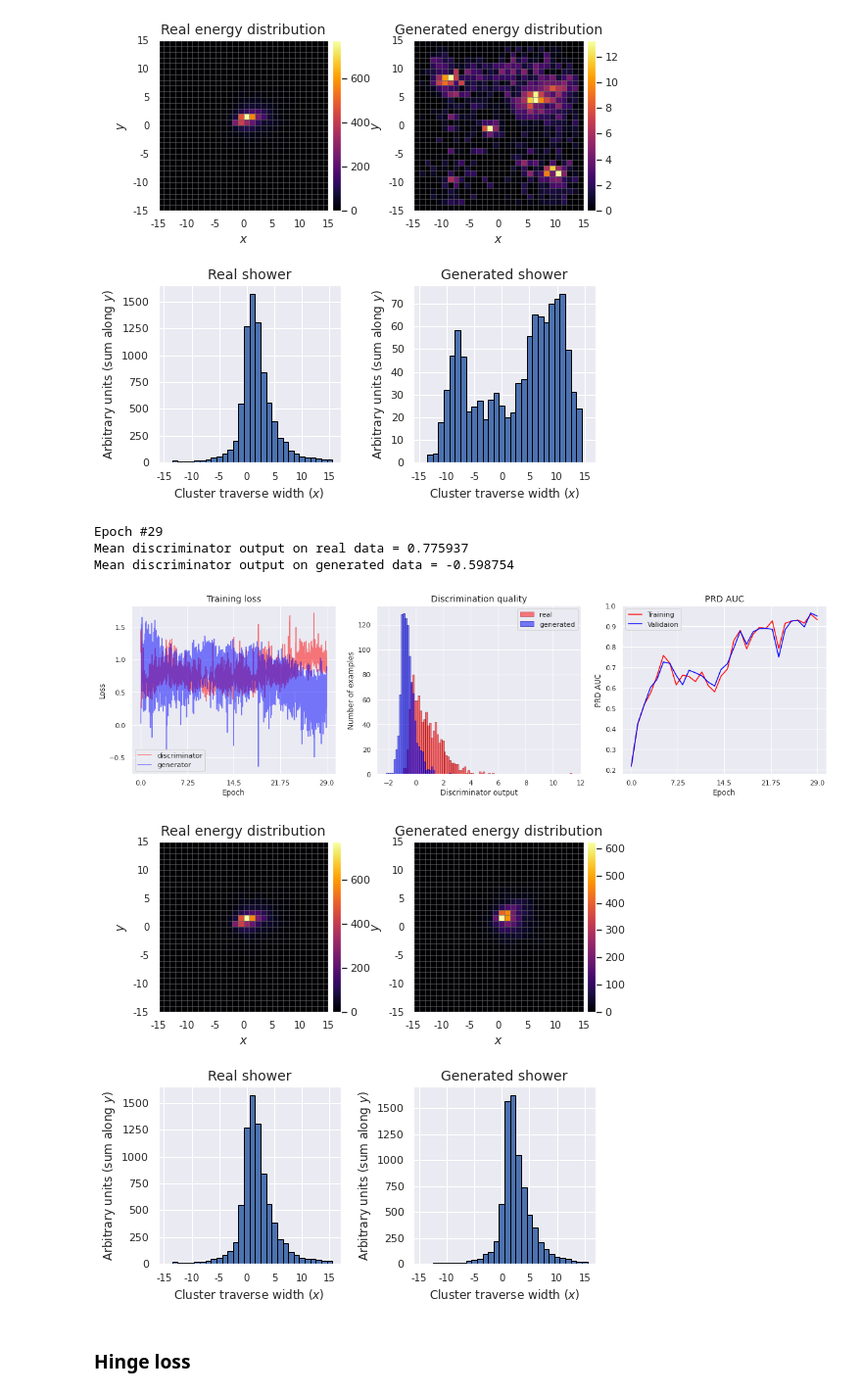
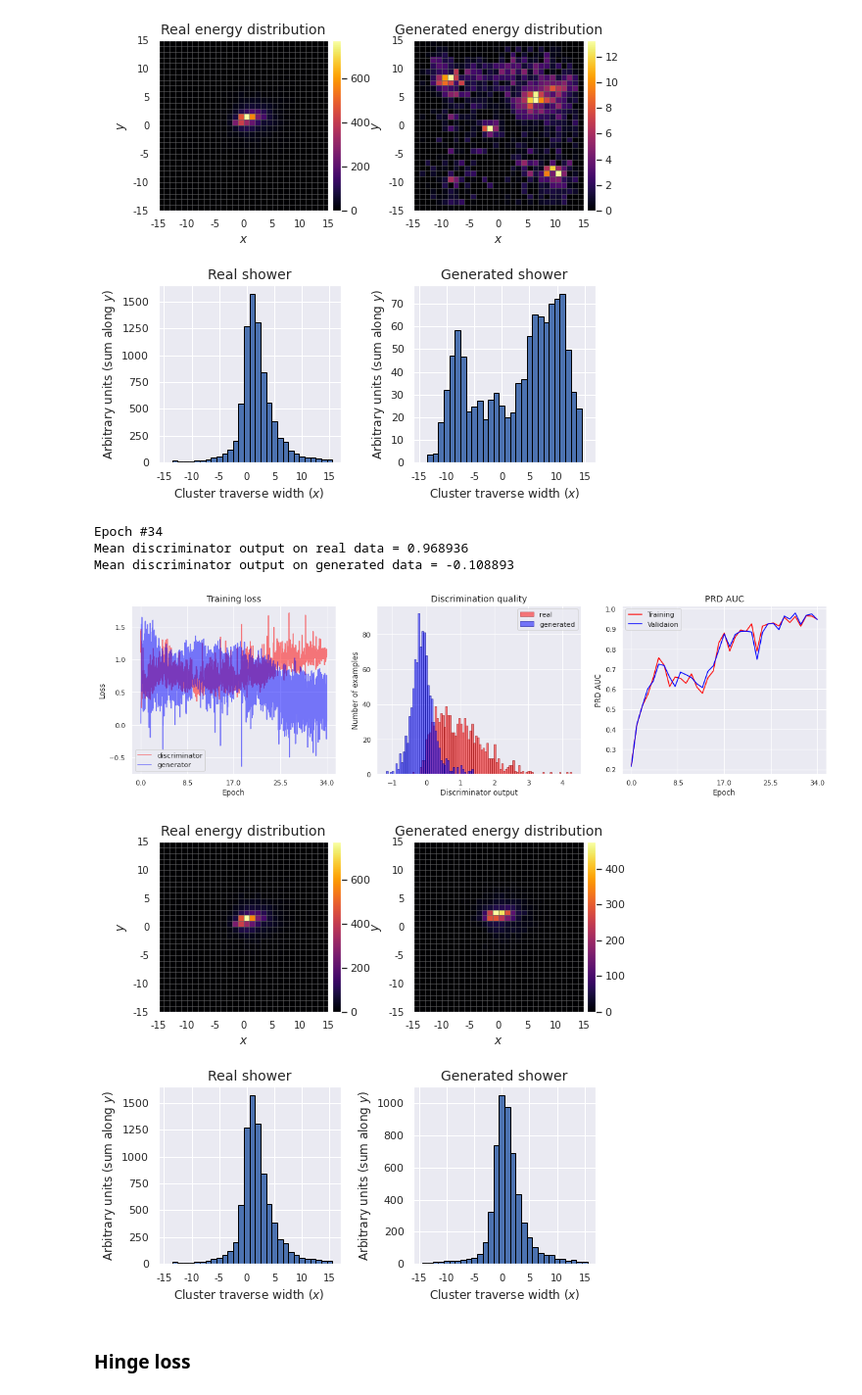
Before and after one commit to TheodorSergeev/mlhep2019_2_phase, a Jupyter notebook: analysis/lhcb_calo_gan.ipynb, the cells around one changed output. Shown: that part at 98% size. Drawn from its saved outputs; the diff is of its cells as text; code cells hidden in the pictures.

Commit message:
Even longer training

```diff
--- a/analysis/lhcb_calo_gan.ipynb
+++ b/analysis/lhcb_calo_gan.ipynb
@@ -1019,27 +1019,29 @@ Mean discriminator output on generated data = -0.907533
 # %%
 import pickle
 
 filename = '13.04_gan-vae_wasserstein.pt'
 
-for i in range(6):
+for i in range(7):
     new_tr_class = None
 
     # load training class
     with open(def_colab_path + filename, 'rb') as pickle_file:
         new_tr_class = pickle.load(pickle_file)
 
     new_tr_class.run(5 + i * 5, True)
 
     with open(def_colab_path + filename, 'wb') as pickle_file:
         pickle.dump(new_tr_class, pickle_file)
 
     del new_tr_class;
+
+# best - epoch 32 (on train res)
 # %% [output]
-Epoch #29
-Mean discriminator output on real data = 0.775937
-Mean discriminator output on generated data = -0.598754
+Epoch #34
+Mean discriminator output on real data = 0.968936
+Mean discriminator output on generated data = -0.108893
-[figure, old version]
+[figure, new version]
-[figure, old version]
+[figure, new version]
 # %% [markdown]
 ### Hinge loss
 # %%
```
Also changed, not shown: parts of 1 cell of this notebook, 1 other file.
